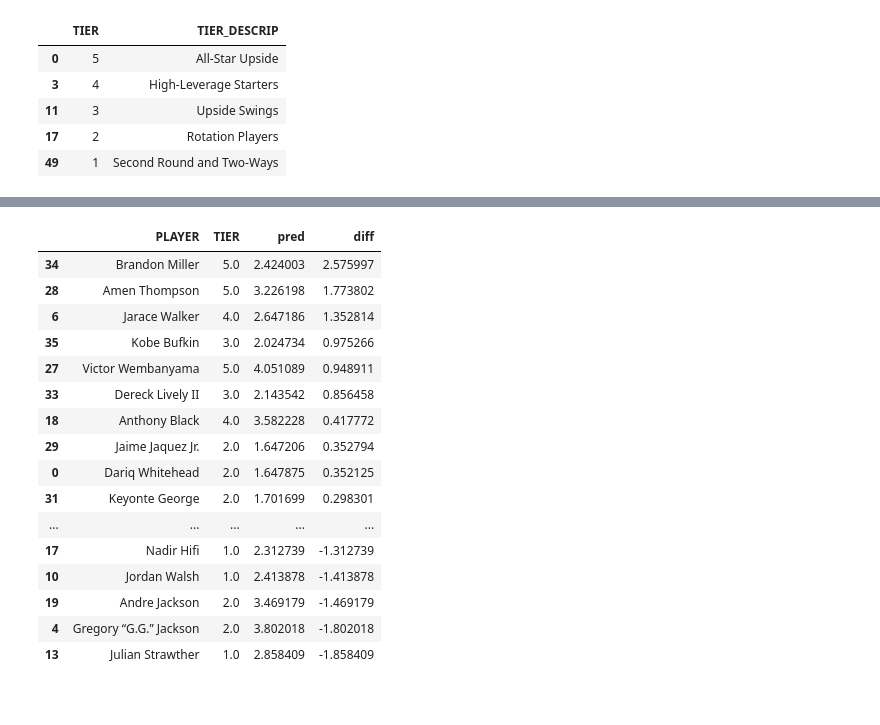
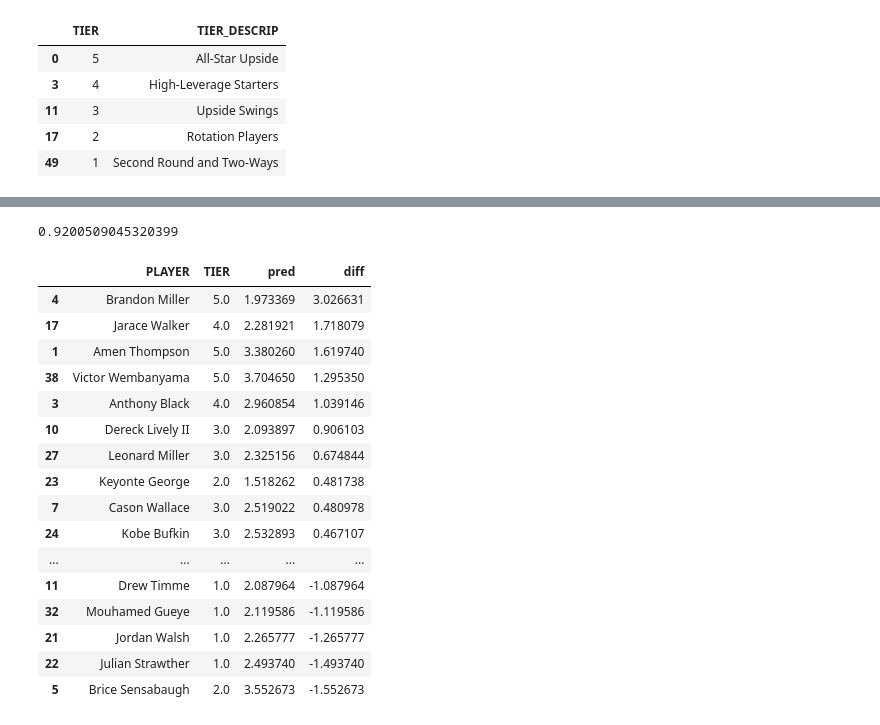
Before and after one commit to xulianrenzoku/decode-vecenie, a Jupyter notebook: modeling/modeling_notebook_reg.ipynb, the cells around one changed output, grey strips where cells are left out. Cells and saved outputs as stored; diff of their text form; code cells hidden in the pictures.

Commit message:
Introduce chunk

```diff
--- a/modeling/modeling_notebook_reg.ipynb
+++ b/modeling/modeling_notebook_reg.ipynb
@@ -41,5 +76,7 @@ val.shape, test.shape
 # %%
 train = df[~df.index.isin(df_2023.index)]\
         .reset_index().drop('index', axis=1)
-train.shape
+print(train.shape)
+train = convert_to_chunk_df(train)
+print(train.shape)
 # %% [output]
@@ -59,14 +97,14 @@ train_count_dict
 # %%
-max_n = max(train_count_dict.values())
+# max_n = max(train_count_dict.values())
 
-for i in range(1, 6):
-    diff = max_n - train_count_dict[i]
-    if diff != 0:
-        random_sample = train[train['TIER'] == i].sample(diff,
-                                                         random_state=42,
-                                                         replace=True)
-        train = pd.concat([train, random_sample])\
-                  .reset_index().drop('index', axis=1)
+# for i in range(1, 6):
+#     diff = max_n - train_count_dict[i]
+#     if diff != 0:
+#         random_sample = train[train['TIER'] == i].sample(diff,
+#                                                          random_state=42,
+#                                                          replace=True)
+#         train = pd.concat([train, random_sample])\
+#                   .reset_index().drop('index', axis=1)
 # %%
 train.groupby('TIER')['PLAYER'].count().to_dict()
 # %% [output]
@@ -127,30 +166,32 @@ model.classifier = torch.nn.Linear(
 )
 # %%
 def preprocess_function(examples):
-    tokens = tokenizer(examples['full_text'],
+    tokens = tokenizer(examples['chunks'],
                        truncation=True,
+                       padding=True,
                        max_length=512)
     if 'TIER' in examples:
-        return {**tokens, "labels": [[float(x)] for x in examples['TIER']]}
+        return {**tokens, "labels": [[float(x)]
+                                     for x in examples['TIER']]}
     else:
         return tokens
 # %%
 train_dataset = (
-    Dataset.from_pandas(train[['PLAYER', 'full_text', 'TIER']])
+    Dataset.from_pandas(train[['PLAYER', 'chunks', 'TIER']])
     .map(preprocess_function, batched=True)
     .remove_columns(['TIER'])
     .shuffle(seed=42)
 )
 
 val_dataset = (
-    Dataset.from_pandas(val[['PLAYER', 'full_text', 'TIER']])
+    Dataset.from_pandas(val[['PLAYER', 'chunks', 'TIER']])
     .map(preprocess_function, batched=True)
     .remove_columns(['TIER'])
     .shuffle(seed=42)
 )
 
 test_dataset = (
-    Dataset.from_pandas(test[['PLAYER', 'full_text', 'TIER']])
+    Dataset.from_pandas(test[['PLAYER', 'chunks', 'TIER']])
     .map(preprocess_function, batched=True)
     .remove_columns(['TIER'])
     .shuffle(seed=42)
@@ -300,32 +341,35 @@ mean_squared_error([x[0] for x in temp[1]],
 # %%
 data = []
 
 for i in range(len(val_dataset)):
     data.append([val_dataset[i]['PLAYER'],
                  val_dataset[i]['labels'][0],
                  temp[0][i][0]])
 
-res = pd.DataFrame(data, columns=['PLAYER', 'TIER', 'pred'])
+res = pd.DataFrame(data, columns=['PLAYER', 'TIER', 'pred'])\
+        .groupby(['PLAYER', 'TIER'])['pred'].mean().reset_index()
 res['diff'] = res['TIER'] - res['pred']
-res.sort_values('diff', ascending=False)
+print(mean_squared_error(res['TIER'], res['pred']))
+res.sort_values('diff', ascending=False).drop_duplicates()
 # %% [output]
+0.9200509045320399
 |  | PLAYER | TIER | pred | diff |
-| 34 | Brandon Miller | 5.0 | 2.424003 | 2.575997 |
-| 28 | Amen Thompson | 5.0 | 3.226198 | 1.773802 |
-| 6 | Jarace Walker | 4.0 | 2.647186 | 1.352814 |
-| 35 | Kobe Bufkin | 3.0 | 2.024734 | 0.975266 |
-| 27 | Victor Wembanyama | 5.0 | 4.051089 | 0.948911 |
-| 33 | Dereck Lively II | 3.0 | 2.143542 | 0.856458 |
-| 18 | Anthony Black | 4.0 | 3.582228 | 0.417772 |
-| 29 | Jaime Jaquez Jr. | 2.0 | 1.647206 | 0.352794 |
-| 0 | Dariq Whitehead | 2.0 | 1.647875 | 0.352125 |
-| 31 | Keyonte George | 2.0 | 1.701699 | 0.298301 |
+| 4 | Brandon Miller | 5.0 | 1.973369 | 3.026631 |
+| 17 | Jarace Walker | 4.0 | 2.281921 | 1.718079 |
+| 1 | Amen Thompson | 5.0 | 3.380260 | 1.619740 |
+| 38 | Victor Wembanyama | 5.0 | 3.704650 | 1.295350 |
+| 3 | Anthony Black | 4.0 | 2.960854 | 1.039146 |
+| 10 | Dereck Lively II | 3.0 | 2.093897 | 0.906103 |
+| 27 | Leonard Miller | 3.0 | 2.325156 | 0.674844 |
+| 23 | Keyonte George | 2.0 | 1.518262 | 0.481738 |
+| 7 | Cason Wallace | 3.0 | 2.519022 | 0.480978 |
+| 24 | Kobe Bufkin | 3.0 | 2.532893 | 0.467107 |
 | ... | ... | ... | ... | ... |
-| 17 | Nadir Hifi | 1.0 | 2.312739 | -1.312739 |
-| 10 | Jordan Walsh | 1.0 | 2.413878 | -1.413878 |
-| 19 | Andre Jackson | 2.0 | 3.469179 | -1.469179 |
-| 4 | Gregory “G.G.” Jackson | 2.0 | 3.802018 | -1.802018 |
-| 13 | Julian Strawther | 1.0 | 2.858409 | -1.858409 |
+| 11 | Drew Timme | 1.0 | 2.087964 | -1.087964 |
+| 32 | Mouhamed Gueye | 1.0 | 2.119586 | -1.119586 |
+| 21 | Jordan Walsh | 1.0 | 2.265777 | -1.265777 |
+| 22 | Julian Strawther | 1.0 | 2.493740 | -1.493740 |
+| 5 | Brice Sensabaugh | 2.0 | 3.552673 | -1.552673 |
 # %%
 temp = trainer.predict(test_dataset)
 mean_squared_error([x[0] for x in temp[1]],
```
Also changed, not shown: parts of 23 cells of this notebook.
